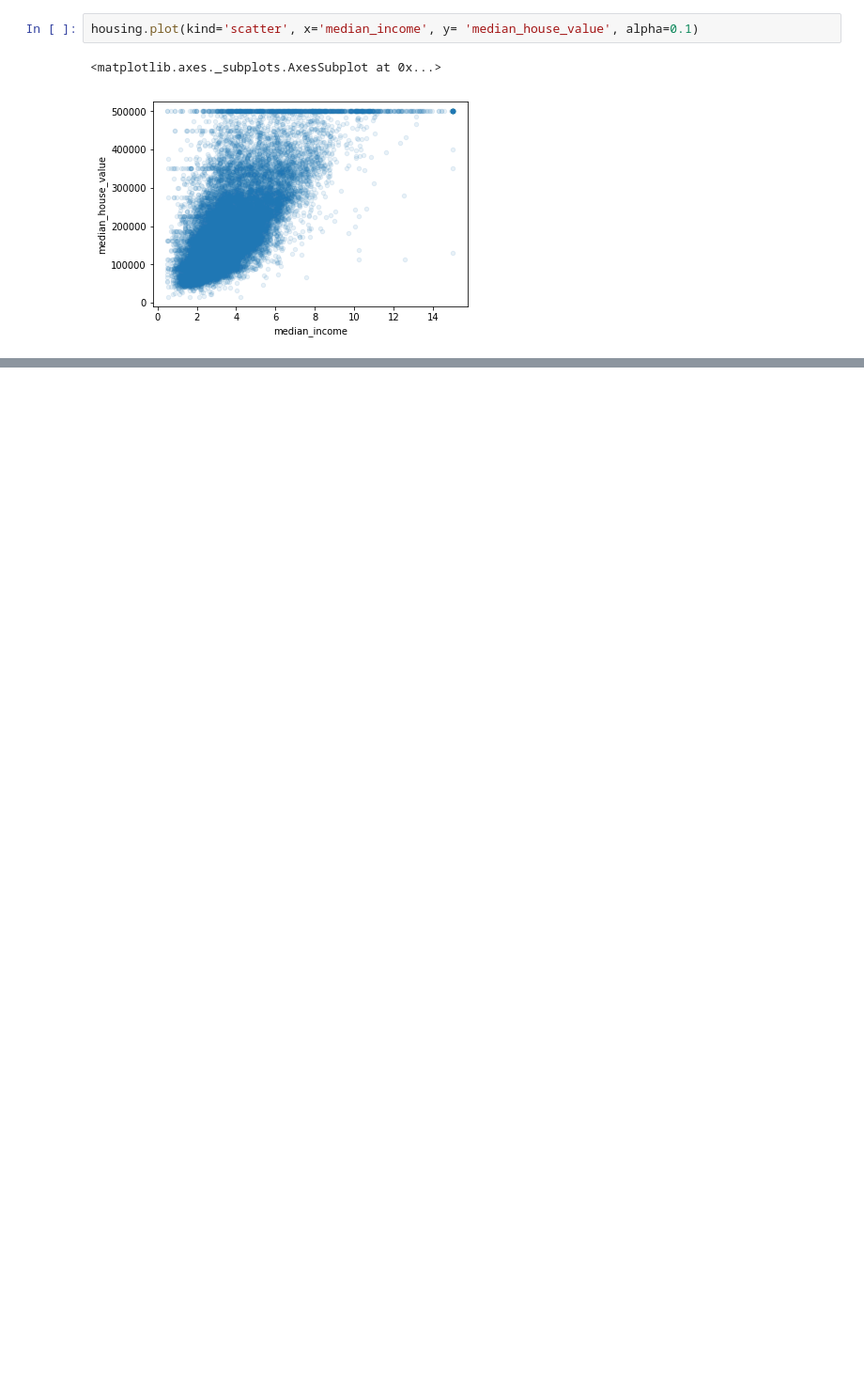
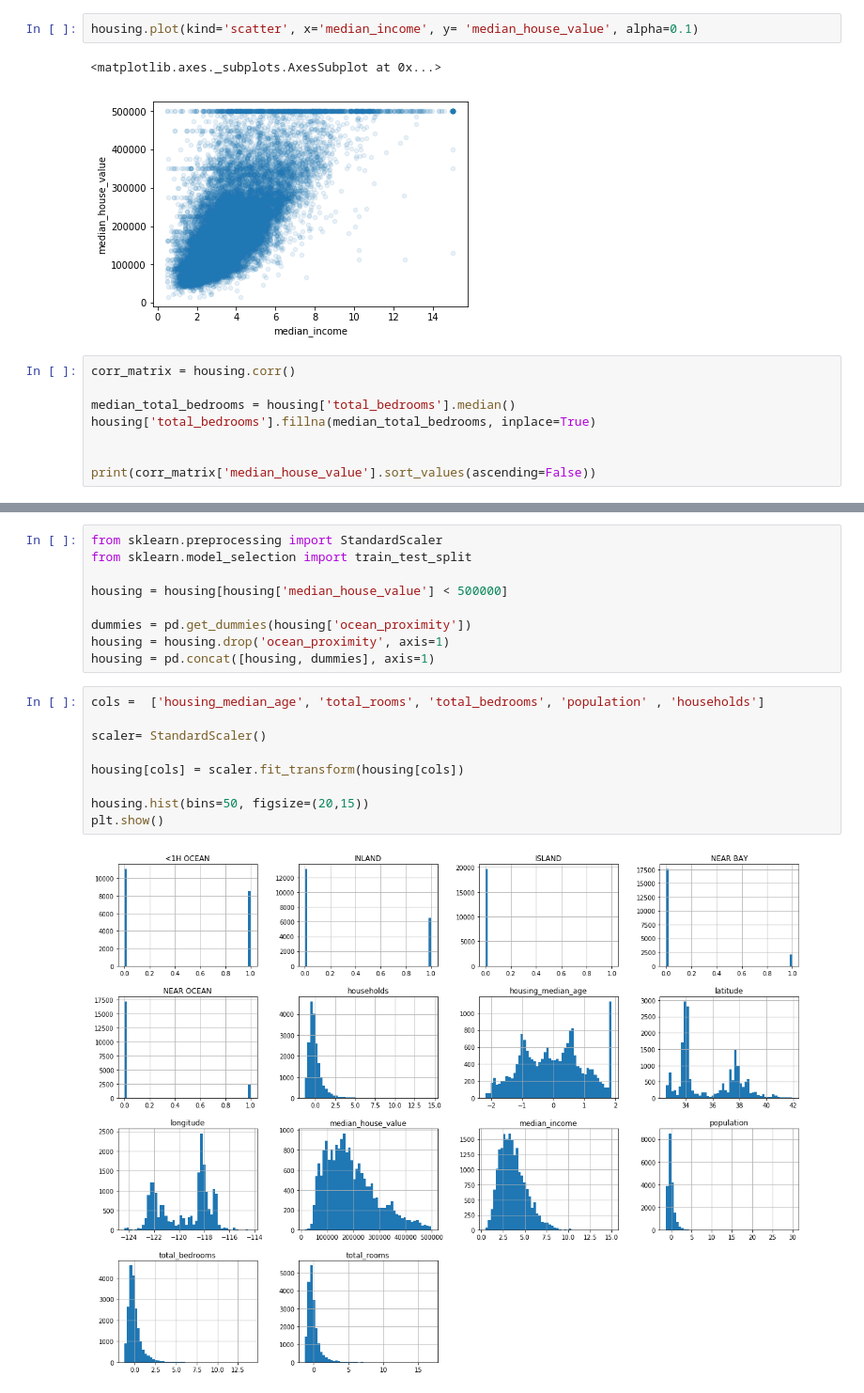
Before and after one commit to GProulx/learning-ai, a Jupyter notebook: housing/housing.ipynb, the cells around one changed output, grey strips where cells are left out. Shown: that part at 94% size. Drawn from its saved outputs; the diff is of its cells as text; blank space fills up the shorter version.

Commit message:
Housing: playing with data

```diff
--- a/housing/housing.ipynb
+++ b/housing/housing.ipynb
@@ -33,3 +33,11 @@ housing.plot(kind='scatter', x='median_income', y= 'median_house_value', alpha=0
 # %% [output]
 <matplotlib.axes._subplots.AxesSubplot at 0x...>
 [figure]
+# %%
+corr_matrix = housing.corr()
+
+median_total_bedrooms = housing['total_bedrooms'].median()
+housing['total_bedrooms'].fillna(median_total_bedrooms, inplace=True)
+
+
+print(corr_matrix['median_house_value'].sort_values(ascending=False))
@@ -35,0 +55,20 @@ housing.plot(kind='scatter', x='median_income', y= 'median_house_value', alpha=0
+# %%
+from sklearn.preprocessing import StandardScaler
+from sklearn.model_selection import train_test_split
+
+housing = housing[housing['median_house_value'] < 500000]
+
+dummies = pd.get_dummies(housing['ocean_proximity'])
+housing = housing.drop('ocean_proximity', axis=1)
+housing = pd.concat([housing, dummies], axis=1)
+# %%
+cols =  ['housing_median_age', 'total_rooms', 'total_bedrooms', 'population' , 'households']
+
+scaler= StandardScaler()
+
+housing[cols] = scaler.fit_transform(housing[cols])
+
+housing.hist(bins=50, figsize=(20,15))
+plt.show()
+# %% [output]
+[figure, added]
```
Also changed, not shown: parts of 1 cell of this notebook.
